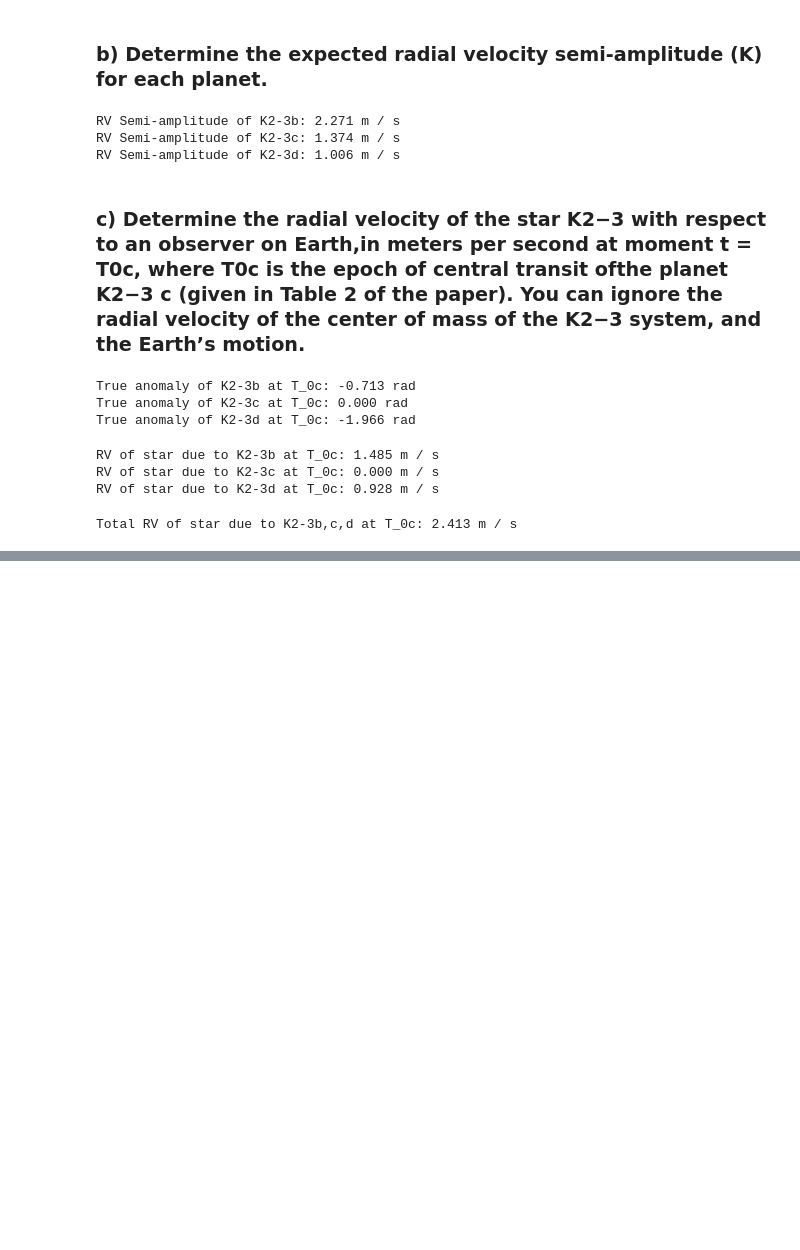
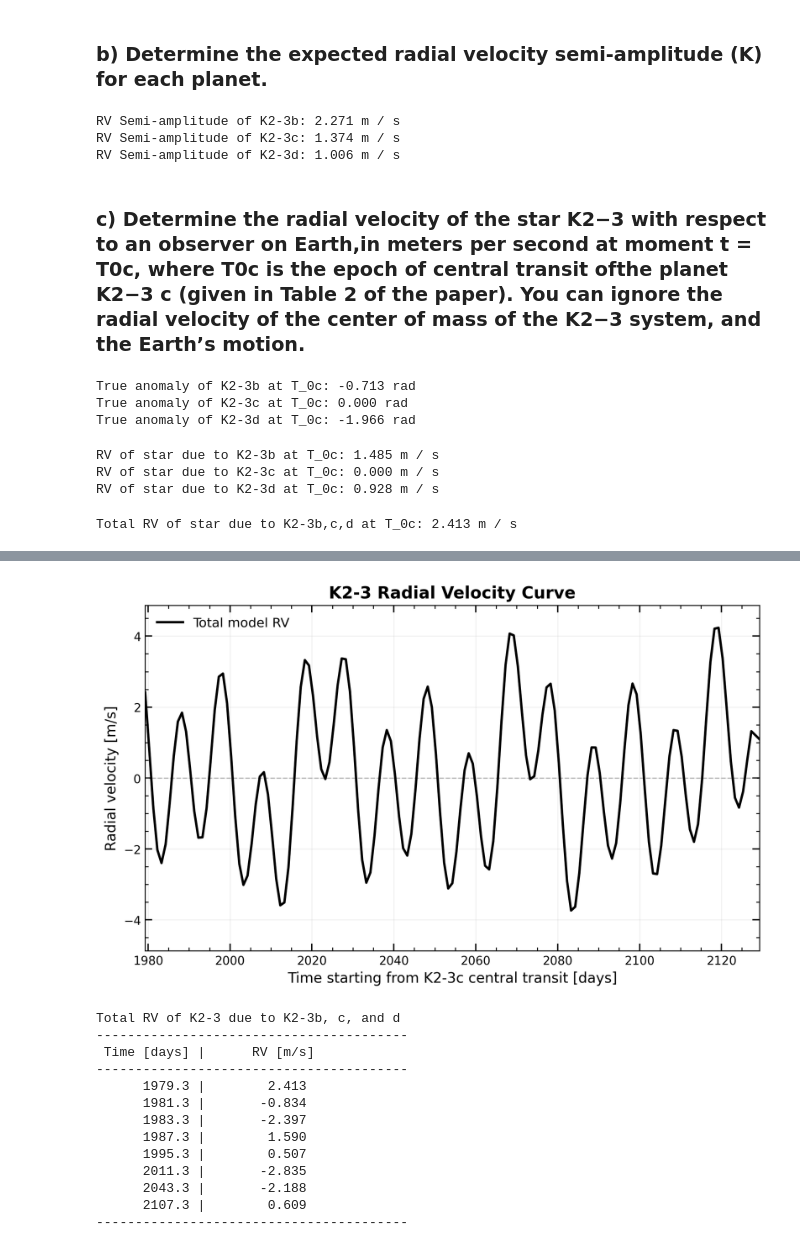
Before and after one commit to JamesDuf/UW-PHYS-771-HW1-KeplerRV, a Jupyter notebook: JDufresne_PHYS_771_A1.ipynb, the cells around one changed output, grey strips where cells are left out. Drawn from its saved outputs; the diff is of its cells as text; code cells hidden in the pictures; blank space fills up the shorter version.

```diff
--- a/JDufresne_PHYS_771_A1.ipynb
+++ b/JDufresne_PHYS_771_A1.ipynb
@@ -196,0 +201,15 @@ Total RV of star due to K2-3b,c,d at T_0c: 2.413 m / s
+# %%
+# time values to print out the RV at
+print_out_times = u.Quantity(T_0c.value + np.array([0,2,4,8,16,32,64,128]), u.day)
+
+# time array for x axis
+t_array = u.Quantity(T_0c.value + np.linspace(0,150,150, dtype=int), u.day)
+# %%
+# array of planet periods
+P_array = u.Quantity([P_K2b, P_K2c, P_K2d], u.day)
+
+# array of planet transit times
+t_0_array = u.Quantity([T_0b, T_0c , T_0d], u.day)
+
+# array of planet RV semi-amplitudes
+K_array = u.Quantity([K_K2b, K_K2c, K_K2d], u.m/u.s)
@@ -196,0 +242,61 @@ Total RV of star due to K2-3b,c,d at T_0c: 2.413 m / s
+# %%
+# Evaluate total star RV over 150 days
+starRVtot = TotalStarRV(K_array, w, v_sys, e, P_array, t_array, t_0_array)
+# %%
+# Plot the star total RV as a function of time
+fig, ax = plt.subplots(figsize=(8, 5), dpi=250)
+
+ax.axhline(0, color='gray', lw=1, ls="--", alpha=0.5)
+ax.plot(t_array, starRVtot, color="black", lw=2, label="Total model RV")
+
+ax.set_xlabel("Time starting from K2-3c central transit [days]", fontsize=12)
+ax.set_ylabel("Radial velocity [m/s]", fontsize=12)
+ax.set_title("K2-3 Radial Velocity Curve", fontsize=14, fontweight="bold")
+
+ax.set_xlim(t_array[0].value, t_array[-1].value)
+
+# make y-limits symmetric around zero
+rv_absmax = max(abs(starRVtot.value.min()), abs(starRVtot.value.max()))
+ax.set_ylim(-1.15 * rv_absmax, 1.15 * rv_absmax)
+
+# ticks on all four sides
+ax.tick_params(axis="both", which="major", direction="in", length=6, width=1.1, top=True, right=True)
+ax.tick_params(axis="both", which="minor", direction="in", length=3, width=0.8, top=True, right=True)
+ax.xaxis.set_minor_locator(ticker.AutoMinorLocator())
+ax.yaxis.set_minor_locator(ticker.AutoMinorLocator())
+
+ax.grid(True, which="major", alpha=0.18, lw=0.8)
+
+ax.legend(frameon=False, fontsize=11, loc="best")
+
+
+fig.tight_layout()
+plt.show()
+
+
+
+# Print asked values
+print("\nTotal RV of K2-3 due to K2-3b, c, and d")
+print("-" * 40)
+print(f"{'Time [days]':>12} | {'RV [m/s]':>13}")
+print("-" * 40)
+
+for time in print_out_times:
+    print(f"{time.value:12.1f} | {starRVtot[np.where(t_array == time)][0].value:12.3f}")
+
+print("-" * 40)
+# %% [output]
+[figure, added]
+Total RV of K2-3 due to K2-3b, c, and d
+----------------------------------------
+ Time [days] |      RV [m/s]
+----------------------------------------
+      1979.3 |        2.413
+      1981.3 |       -0.834
+      1983.3 |       -2.397
+      1987.3 |        1.590
+      1995.3 |        0.507
+      2011.3 |       -2.835
+      2043.3 |       -2.188
+      2107.3 |        0.609
+----------------------------------------
```
Also changed, not shown: parts of 3 cells of this notebook.
